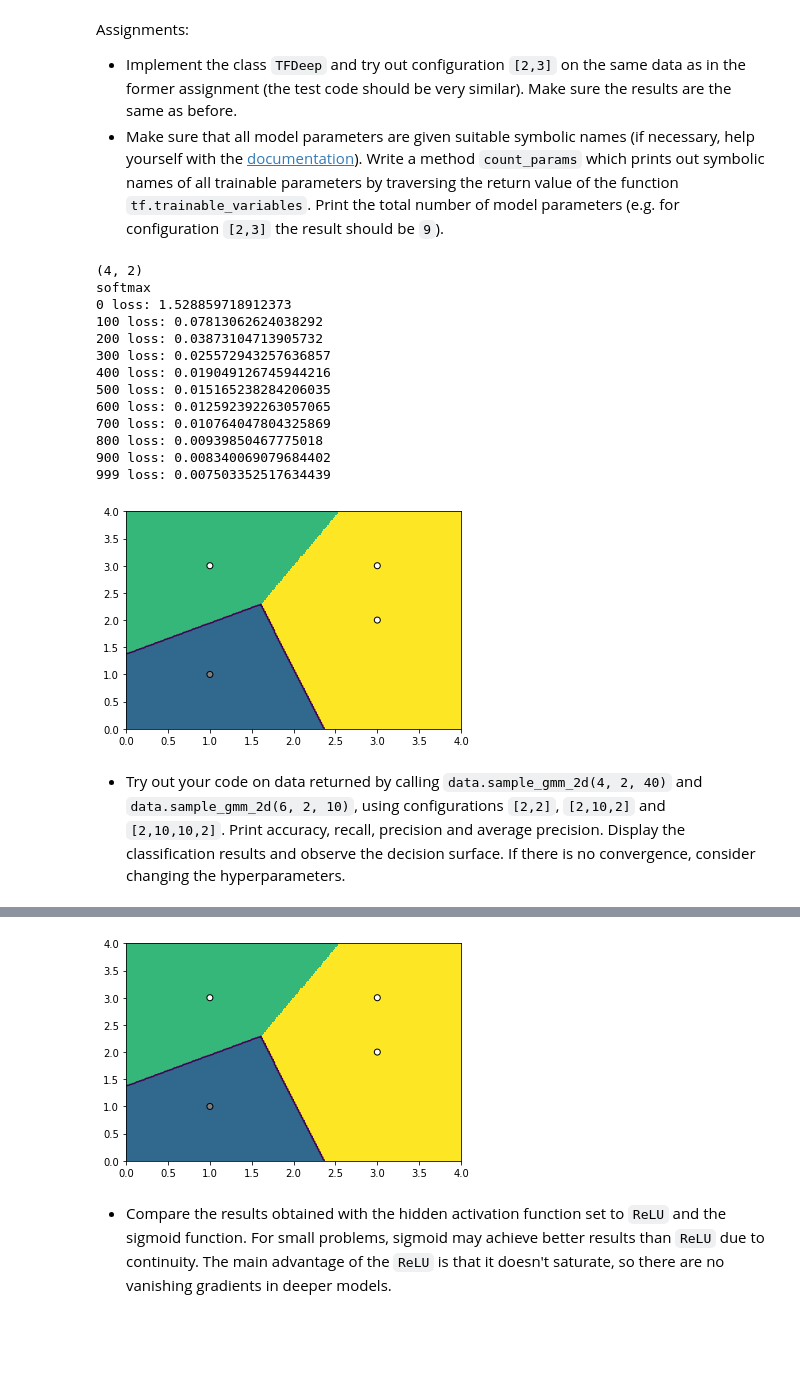
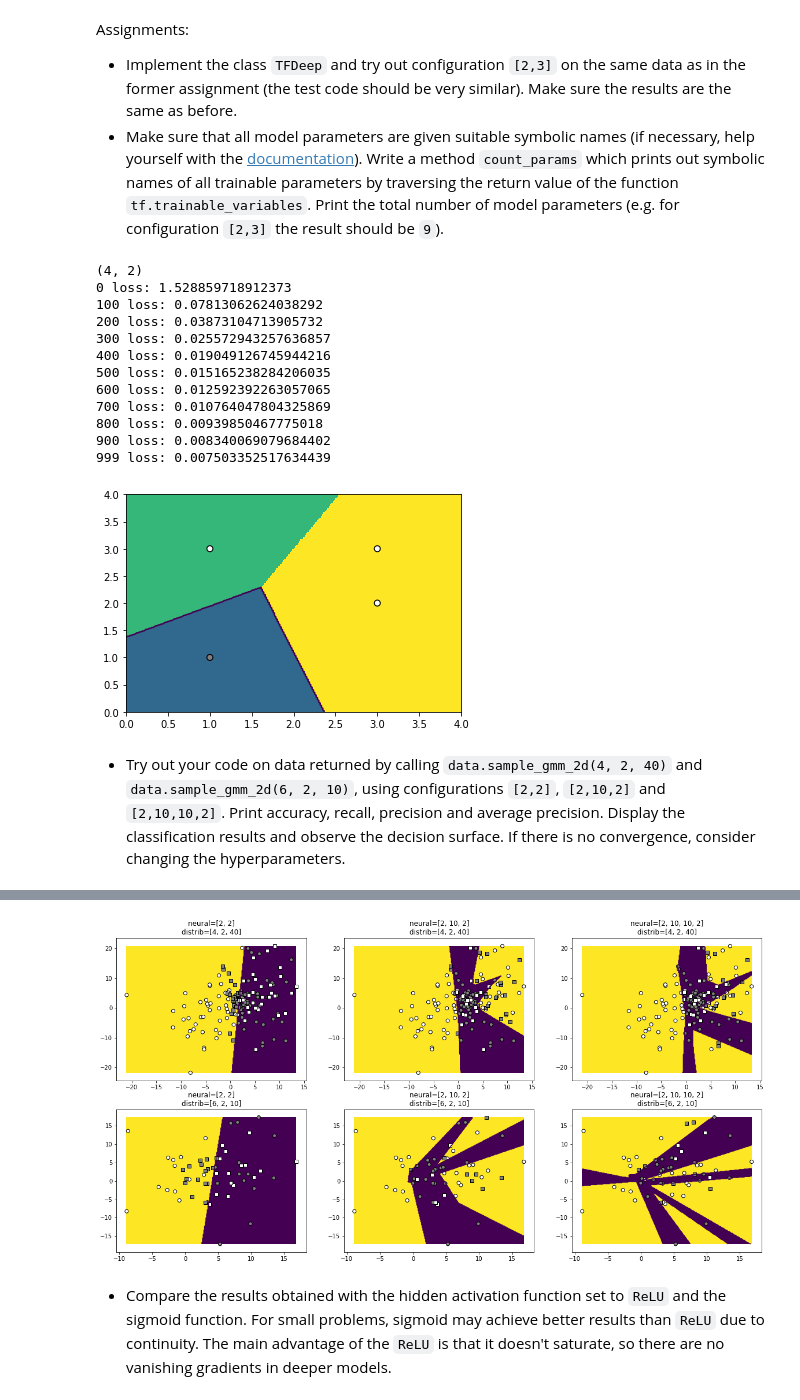
Before and after one commit to lstolcman/deep-learning, a Jupyter notebook: lab1/lab1.ipynb, the cells around one changed output, grey strips where cells are left out. Saved outputs shown, nothing was run; the diff lists cells and outputs as text; code cells hidden in the pictures; blank space fills up the shorter version.

Commit message:
lab1: 5th - sigmoid vs ReLU

```diff
--- a/lab1/lab1.ipynb
+++ b/lab1/lab1.ipynb
@@ -564,8 +564,9 @@ class TFDeep:
         for i in range(param_niter):
             loss_val = self.session.run(self.loss, feed_dict=data_in)
             self.session.run(self.train_step, feed_dict=data_in)
-            if i%100==0:
-                print('{} loss: {}'.format(i, loss_val))
+            #if i%int(param_niter/10)==0:
+            #    #print('{} loss: {}'.format(i, loss_val))
+
         print('{} loss: {}'.format(i, loss_val))
 
 
@@ -631,7 +632,6 @@ if __name__ == "__main__":
     plt.show()
 # %% [output]
 (4, 2)
-softmax
 0 loss: 1.528859718912373
 100 loss: 0.07813062624038292
 200 loss: 0.03873104713905732
@@ -648,47 +648,46 @@ softmax
 - Try out your code on data returned by calling `data.sample_gmm_2d(4, 2, 40)` and `data.sample_gmm_2d(6, 2, 10)`, using configurations `[2,2]`, `[2,10,2]` and `[2,10,10,2]`. Print accuracy, recall, precision and average precision. Display the classification results and observe the decision surface. If there is no convergence, consider changing the hyperparameters.
 # %%
 if __name__ == "__main__":
-    # initialize the random number generator
-    np.random.seed(100)
-    tf.set_random_seed(100)
-    tf.reset_default_graph()
 
-    # instantiate the data X and the labels Yoh_
-    X = data.sample_gmm_2d(4, 2, 40)
-    Y_ = np.array([1,0,2,2])
-    '''
-    Yoh c1 c2 c3
-     x1 0  1  0
-     x2 1  0  0
-     x3 0  0  1
-     x4 0  0  1
-    '''
-    Yoh_ = np.zeros((len(X), len(np.bincount(Y_))))
-    Yoh_[range(len(Y_)), Y_] = 1
-    ## Yoh_s = tf.one_hot(D,C)
+    plt.rcParams['figure.figsize'] = [20, 10]
 
-    activation_f = tf.nn.relu
-    #activation_f = tf.sigmoid
-    #activation_f = tf.tanh
+    neural_configurations = [[2,2], [2,10,2], [2,10,10,2]]
+    distribution_params = [[4,2,40], [6,2,10]]
+    i=0
+    for dp in distribution_params:
+        for nc in neural_configurations:
+            # initialize the random number generator
+            np.random.seed(100)
+            tf.set_random_seed(100)
+            tf.reset_default_graph()
+            i+=1
+            # instantiate the data X and the labels Yoh_
+            X, Y_ = sample_gmm_2d(*dp)
+            Yoh_ = np.zeros((len(X), len(np.bincount(Y_))))
+            Yoh_[range(len(Y_)), Y_] = 1
 
-    configuration = [2, 3]
+            activation_f = tf.nn.relu
+            #activation_f = tf.sigmoid
+            #activation_f = tf.tanh
 
-    # build the graph:
-    tfdeep = TFDeep(configuration, activation_f, 0.5)
+            # build the graph:
+            tfdeep = TFDeep(nc, activation_f, 0.05, 1e-6)
 
-    # perform the training with given hyper-parameters:
-    tfdeep.train(X, Yoh_, 1000)
+            # perform the training with given hyper-parameters:
+            tfdeep.train(X, Yoh_, 500)
 
-    # predict probabilities of the data points
-    probs = tfdeep.eval(X)
+            # predict probabilities of the data points
+            probs = tfdeep.eval(X)
 
-    # print performance (per-class precision and recall)
+            # print performance (per-class precision and recall)
 
-    # draw results, decision surface
-    decfun = lambda x: tfdeep.eval(x).argmax(axis=1)
-    bbox=(np.min(X-1, axis=0), np.max(X+1, axis=0))
-    data.graph_surface(decfun, bbox, offset=0.5)
-    Y = np.argmax(probs, axis=1)
-    data.graph_data(X, Y_, Y)
+            # draw results, decision surface
+            plt.subplot(2, 3, i)
+            decfun = lambda x: tfdeep.eval(x).argmax(axis=1)
+            bbox=(np.min(X, axis=0), np.max(X, axis=0))
+            data.graph_surface(decfun, bbox, offset=0.5)
+            Y = np.argmax(probs, axis=1)
+            plt.title('neural={}\ndistrib={}'.format(nc,dp))
+            data.graph_data(X, Y_, Y)
     plt.show()
 # %% [output]
@@ -708,3 +700,3 @@ softmax
-[figure, old version]
+[figure, new version]
 # %% [markdown]
 - Compare the results obtained with the hidden activation function set to `ReLU` and the sigmoid function. For small problems, sigmoid may achieve better results than `ReLU` due to continuity. The main advantage of the `ReLU` is that it doesn't saturate, so there are no vanishing gradients in deeper models.
```
Also changed, not shown: parts of 2 cells of this notebook.
